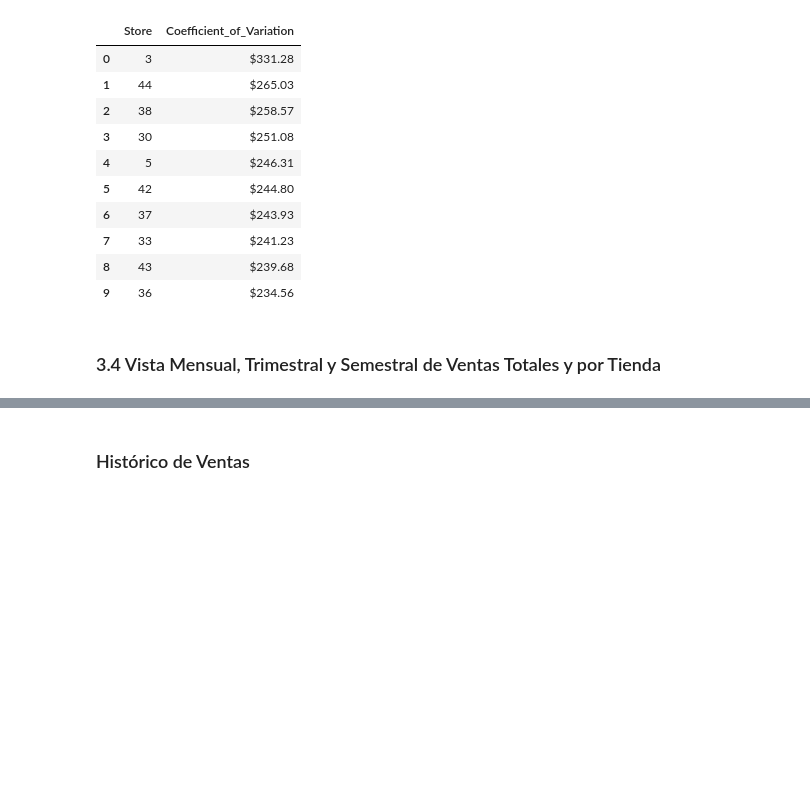
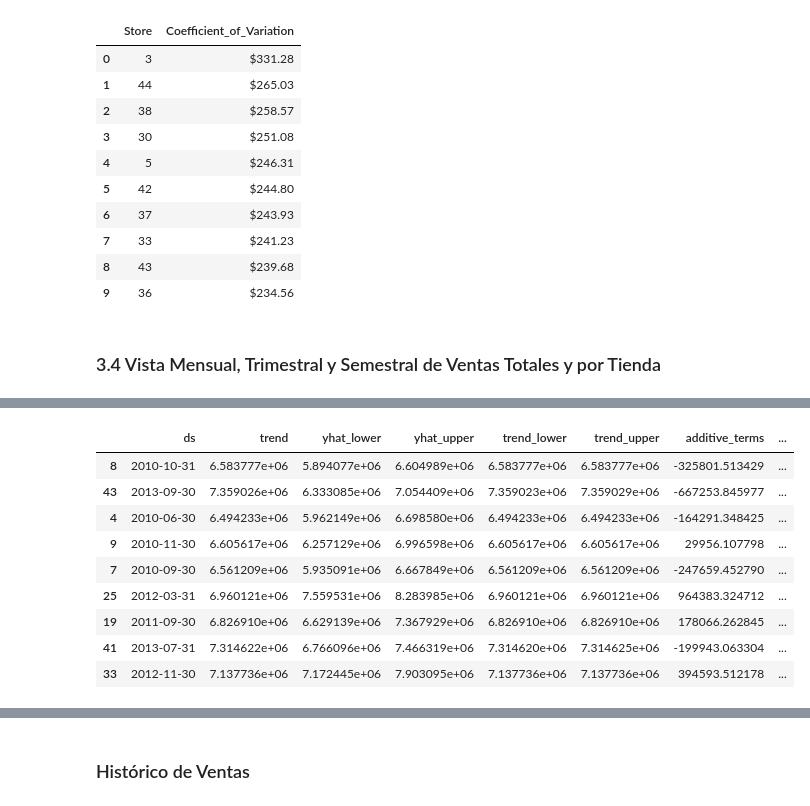
Before and after one commit to lebesguee/walmart_forecast, a Jupyter notebook: forecasting.ipynb, the cells around one changed output, grey strips where cells are left out. Saved outputs shown, nothing was run; the diff lists cells and outputs as text; code cells hidden in the pictures; blank space fills up the shorter version.

```diff
--- a/forecasting.ipynb
+++ b/forecasting.ipynb
@@ -131,0 +274,13 @@ SEMESTER_SALES_BY_STORE_W_RATE = SEMESTER_SALES_BY_STORE.assign(Growth_Rate=SEME
+# %%
+forecast.sample(9)
+# %% [output]
+|  | ds | trend | yhat_lower | yhat_upper | trend_lower | trend_upper | additive_terms | ... |
+| 8 | 2010-10-31 | 6.583777e+06 | 5.894077e+06 | 6.604989e+06 | 6.583777e+06 | 6.583777e+06 | -325801.513429 | ... |
+| 43 | 2013-09-30 | 7.359026e+06 | 6.333085e+06 | 7.054409e+06 | 7.359023e+06 | 7.359029e+06 | -667253.845977 | ... |
+| 4 | 2010-06-30 | 6.494233e+06 | 5.962149e+06 | 6.698580e+06 | 6.494233e+06 | 6.494233e+06 | -164291.348425 | ... |
+| 9 | 2010-11-30 | 6.605617e+06 | 6.257129e+06 | 6.996598e+06 | 6.605617e+06 | 6.605617e+06 | 29956.107798 | ... |
+| 7 | 2010-09-30 | 6.561209e+06 | 5.935091e+06 | 6.667849e+06 | 6.561209e+06 | 6.561209e+06 | -247659.452790 | ... |
+| 25 | 2012-03-31 | 6.960121e+06 | 7.559531e+06 | 8.283985e+06 | 6.960121e+06 | 6.960121e+06 | 964383.324712 | ... |
+| 19 | 2011-09-30 | 6.826910e+06 | 6.629139e+06 | 7.367929e+06 | 6.826910e+06 | 6.826910e+06 | 178066.262845 | ... |
+| 41 | 2013-07-31 | 7.314622e+06 | 6.766096e+06 | 7.466319e+06 | 7.314620e+06 | 7.314625e+06 | -199943.063304 | ... |
+| 33 | 2012-11-30 | 7.137736e+06 | 7.172445e+06 | 7.903095e+06 | 7.137736e+06 | 7.137736e+06 | 394593.512178 | ... |
```
Also changed, not shown: parts of 15 cells of this notebook.
